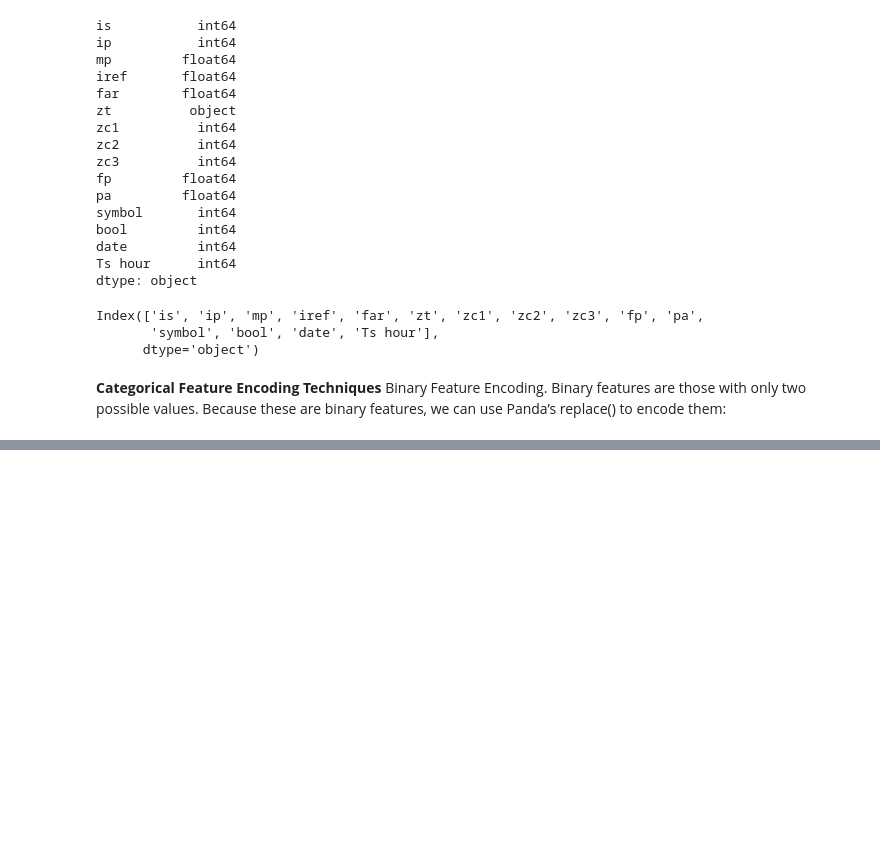
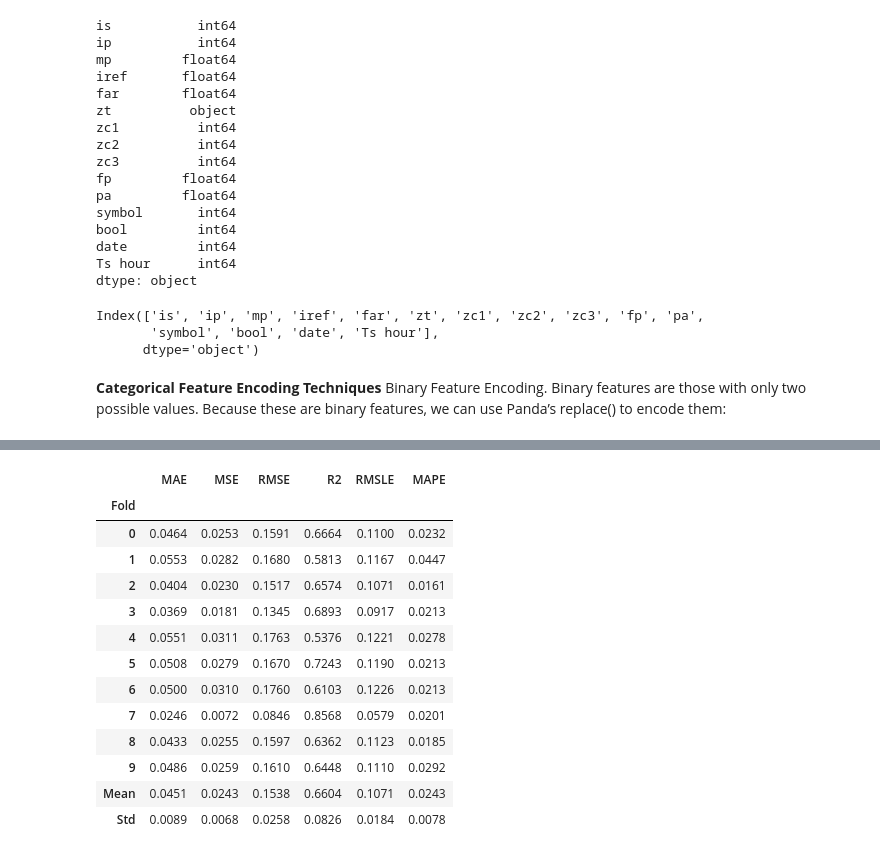
Before and after one commit to AyorindeTayo/freelancework-, a Jupyter notebook: Untitled46.ipynb, the cells around one changed output, grey strips where cells are left out. Cells and saved outputs as stored; diff of their text form; code cells hidden in the pictures; blank space fills up the shorter version.

```diff
--- a/Untitled46.ipynb
+++ b/Untitled46.ipynb
@@ -325,0 +336,17 @@ IntProgress(value=0, description='Processing: ', max=94)
+# %%
+et= create_model('et')
+# %% [output]
+|  | MAE | MSE | RMSE | R2 | RMSLE | MAPE |
+| Fold |  |  |  |  |  |  |
+| 0 | 0.0464 | 0.0253 | 0.1591 | 0.6664 | 0.1100 | 0.0232 |
+| 1 | 0.0553 | 0.0282 | 0.1680 | 0.5813 | 0.1167 | 0.0447 |
+| 2 | 0.0404 | 0.0230 | 0.1517 | 0.6574 | 0.1071 | 0.0161 |
+| 3 | 0.0369 | 0.0181 | 0.1345 | 0.6893 | 0.0917 | 0.0213 |
+| 4 | 0.0551 | 0.0311 | 0.1763 | 0.5376 | 0.1221 | 0.0278 |
+| 5 | 0.0508 | 0.0279 | 0.1670 | 0.7243 | 0.1190 | 0.0213 |
+| 6 | 0.0500 | 0.0310 | 0.1760 | 0.6103 | 0.1226 | 0.0213 |
+| 7 | 0.0246 | 0.0072 | 0.0846 | 0.8568 | 0.0579 | 0.0201 |
+| 8 | 0.0433 | 0.0255 | 0.1597 | 0.6362 | 0.1123 | 0.0185 |
+| 9 | 0.0486 | 0.0259 | 0.1610 | 0.6448 | 0.1110 | 0.0292 |
+| Mean | 0.0451 | 0.0243 | 0.1538 | 0.6604 | 0.1071 | 0.0243 |
+| Std | 0.0089 | 0.0068 | 0.0258 | 0.0826 | 0.0184 | 0.0078 |
```
Also changed, not shown: parts of 8 cells of this notebook.
